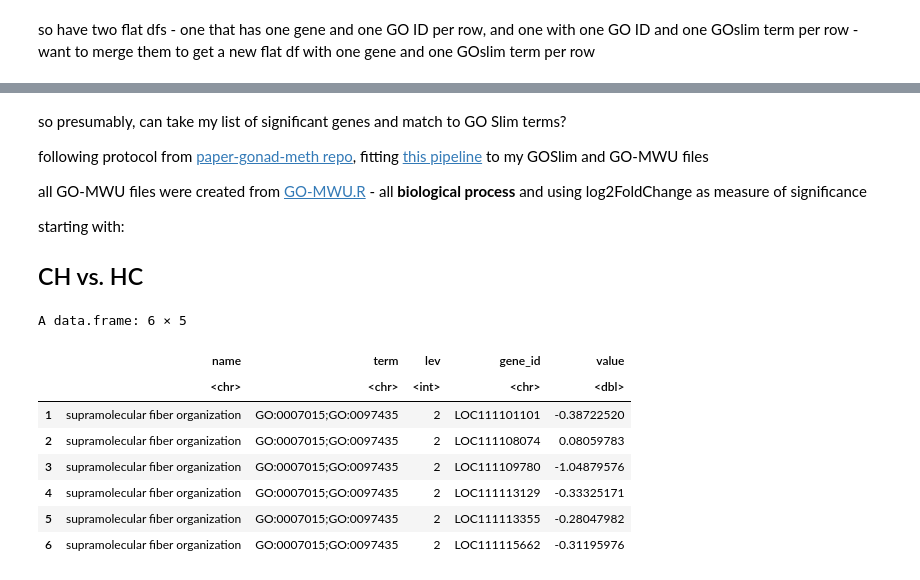
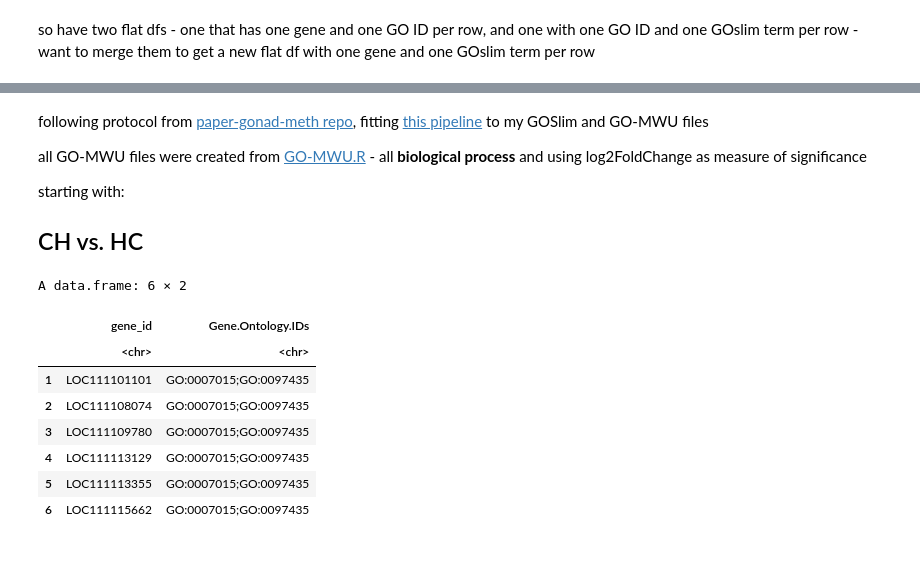
Before and after one commit to jgmcdonough/CE18_methylRAD_analysis, a Jupyter notebook: analysis/DMGs_analysis/mapGO2GOslim.ipynb, the cells around one changed output, grey strips where cells are left out. Cells and saved outputs as stored; diff of their text form; code cells hidden in the pictures.

```diff
--- a/analysis/DMGs_analysis/mapGO2GOslim.ipynb
+++ b/analysis/DMGs_analysis/mapGO2GOslim.ipynb
@@ -409,5 +425,5 @@ A data.frame: 6 × 4
 # %% [markdown]
-so presumably, can take my list of significant genes and match to GO Slim terms?
+
 
 following protocol from [paper-gonad-meth repo](https://github.com/epigeneticstoocean/paper-gonad-meth/tree/master), fitting [this pipeline](https://github.com/epigeneticstoocean/paper-gonad-meth/blob/master/code/14-Gene-Enrichment-with-GO-MWU.Rmd) to my GOSlim and GO-MWU files
 
@@ -420,17 +436,20 @@ starting with:
 # %%
 goMWU_ch <- read.csv('/project/pi_sarah_gignouxwolfsohn_uml_edu/julia/CE_MethylRAD_analysis_2018/analysis/DMGs_analysis/go_mwu/BP_allGenes_CH_lfc.csv', sep = '\t')
 
 # change column name for gene to be the same in gene2GOslim
-colnames(goMWU_ch) <- c('name', 'term', 'lev', 'gene_id', 'value')
+colnames(goMWU_ch) <- c('name', 'Gene.Ontology.IDs', 'lev', 'gene_id', 'value')
+
+# only need gene_id and GO ID for input
+goMWU_ch <- goMWU_ch[,c(4,2)]
 
 head(goMWU_ch)
 # %% [output]
-A data.frame: 6 × 5
+A data.frame: 6 × 2
-|  | name | term | lev | gene_id | value |
-|  | <chr> | <chr> | <int> | <chr> | <dbl> |
-| 1 | supramolecular fiber organization | GO:0007015;GO:0097435 | 2 | LOC111101101 | -0.38722520 |
-| 2 | supramolecular fiber organization | GO:0007015;GO:0097435 | 2 | LOC111108074 | 0.08059783 |
-| 3 | supramolecular fiber organization | GO:0007015;GO:0097435 | 2 | LOC111109780 | -1.04879576 |
-| 4 | supramolecular fiber organization | GO:0007015;GO:0097435 | 2 | LOC111113129 | -0.33325171 |
-| 5 | supramolecular fiber organization | GO:0007015;GO:0097435 | 2 | LOC111113355 | -0.28047982 |
-| 6 | supramolecular fiber organization | GO:0007015;GO:0097435 | 2 | LOC111115662 | -0.31195976 |
+|  | gene_id | Gene.Ontology.IDs |
+|  | <chr> | <chr> |
+| 1 | LOC111101101 | GO:0007015;GO:0097435 |
+| 2 | LOC111108074 | GO:0007015;GO:0097435 |
+| 3 | LOC111109780 | GO:0007015;GO:0097435 |
+| 4 | LOC111113129 | GO:0007015;GO:0097435 |
+| 5 | LOC111113355 | GO:0007015;GO:0097435 |
+| 6 | LOC111115662 | GO:0007015;GO:0097435 |
```
Also changed, not shown: parts of 54 cells of this notebook, 1 other file.
